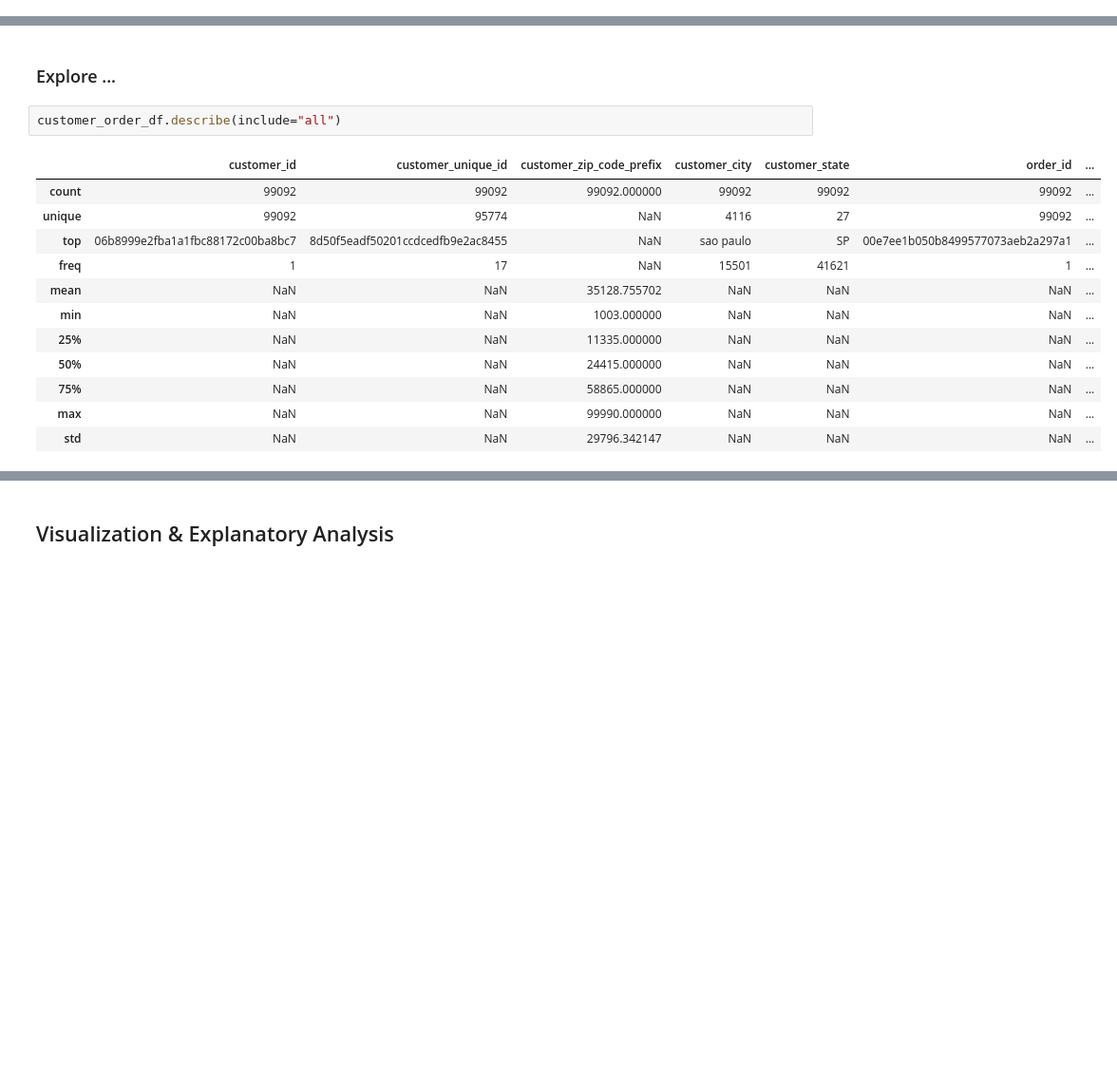
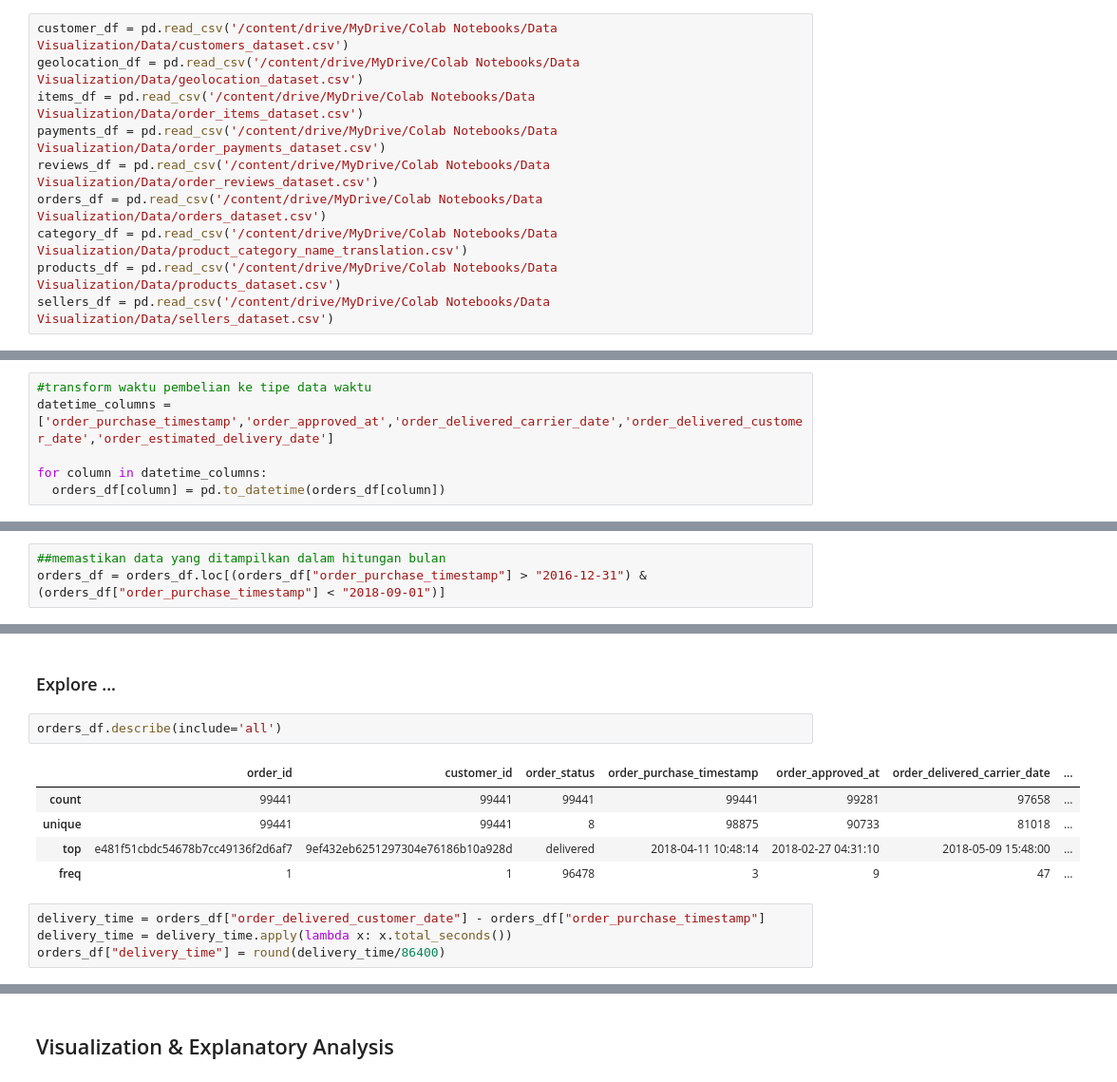
Before and after one commit to AgriansyahAsk2/Ecommerce, a Jupyter notebook: notebook.ipynb, the cells around one changed output, grey strips where cells are left out. Shown at 95% size. Saved outputs shown, nothing was run; the diff lists cells and outputs as text; blank space fills up the shorter version.

```diff
--- a/notebook.ipynb
+++ b/notebook.ipynb
@@ -41 +24,11 @@ customer_order_df.head()
+# %%
+customer_df = pd.read_csv('/content/drive/MyDrive/Colab Notebooks/Data Visualization/Data/customers_dataset.csv')
+geolocation_df = pd.read_csv('/content/drive/MyDrive/Colab Notebooks/Data Visualization/Data/geolocation_dataset.csv')
+items_df = pd.read_csv('/content/drive/MyDrive/Colab Notebooks/Data Visualization/Data/order_items_dataset.csv')
+payments_df = pd.read_csv('/content/drive/MyDrive/Colab Notebooks/Data Visualization/Data/order_payments_dataset.csv')
+reviews_df = pd.read_csv('/content/drive/MyDrive/Colab Notebooks/Data Visualization/Data/order_reviews_dataset.csv')
+orders_df = pd.read_csv('/content/drive/MyDrive/Colab Notebooks/Data Visualization/Data/orders_dataset.csv')
+category_df = pd.read_csv('/content/drive/MyDrive/Colab Notebooks/Data Visualization/Data/product_category_name_translation.csv')
+products_df = pd.read_csv('/content/drive/MyDrive/Colab Notebooks/Data Visualization/Data/products_dataset.csv')
+sellers_df = pd.read_csv('/content/drive/MyDrive/Colab Notebooks/Data Visualization/Data/sellers_dataset.csv')
 # %% [markdown]
@@ -107,0 +188,6 @@ customer_order_df.to_csv(r"C:\Kerja\E-Commerce Dataset\Submission\Dashboard\cust
+# %%
+#transform waktu pembelian ke tipe data waktu
+datetime_columns = ['order_purchase_timestamp','order_approved_at','order_delivered_carrier_date','order_delivered_customer_date','order_estimated_delivery_date']
+
+for column in datetime_columns:
+  orders_df[column] = pd.to_datetime(orders_df[column])
@@ -107,0 +225,3 @@ customer_order_df.to_csv(r"C:\Kerja\E-Commerce Dataset\Submission\Dashboard\cust
+# %%
+##memastikan data yang ditampilkan dalam hitungan bulan
+orders_df = orders_df.loc[(orders_df["order_purchase_timestamp"] > "2016-12-31") & (orders_df["order_purchase_timestamp"] < "2018-09-01")]
@@ -110,17 +237,14 @@ customer_order_df.to_csv(r"C:\Kerja\E-Commerce Dataset\Submission\Dashboard\cust
 # %% [markdown]
 ### Explore ...
 # %%
-customer_order_df.describe(include="all")
+orders_df.describe(include='all')
 # %% [output]
-|  | customer_id | customer_unique_id | customer_zip_code_prefix | customer_city | customer_state | order_id | ... |
-| count | 99092 | 99092 | 99092.000000 | 99092 | 99092 | 99092 | ... |
-| unique | 99092 | 95774 | NaN | 4116 | 27 | 99092 | ... |
-| top | 06b8999e2fba1a1fbc88172c00ba8bc7 | 8d50f5eadf50201ccdcedfb9e2ac8455 | NaN | sao paulo | SP | 00e7ee1b050b8499577073aeb2a297a1 | ... |
-| freq | 1 | 17 | NaN | 15501 | 41621 | 1 | ... |
-| mean | NaN | NaN | 35128.755702 | NaN | NaN | NaN | ... |
-| min | NaN | NaN | 1003.000000 | NaN | NaN | NaN | ... |
-| 25% | NaN | NaN | 11335.000000 | NaN | NaN | NaN | ... |
-| 50% | NaN | NaN | 24415.000000 | NaN | NaN | NaN | ... |
-| 75% | NaN | NaN | 58865.000000 | NaN | NaN | NaN | ... |
-| max | NaN | NaN | 99990.000000 | NaN | NaN | NaN | ... |
-| std | NaN | NaN | 29796.342147 | NaN | NaN | NaN | ... |
+|  | order_id | customer_id | order_status | order_purchase_timestamp | order_approved_at | order_delivered_carrier_date | ... |
+| count | 99441 | 99441 | 99441 | 99441 | 99281 | 97658 | ... |
+| unique | 99441 | 99441 | 8 | 98875 | 90733 | 81018 | ... |
+| top | e481f51cbdc54678b7cc49136f2d6af7 | 9ef432eb6251297304e76186b10a928d | delivered | 2018-04-11 10:48:14 | 2018-02-27 04:31:10 | 2018-05-09 15:48:00 | ... |
+| freq | 1 | 1 | 96478 | 3 | 9 | 47 | ... |
+# %%
+delivery_time = orders_df["order_delivered_customer_date"] - orders_df["order_purchase_timestamp"]
+delivery_time = delivery_time.apply(lambda x: x.total_seconds())
+orders_df["delivery_time"] = round(delivery_time/86400)
```
Also changed, not shown: parts of 53 cells of this notebook, 10 other files.
